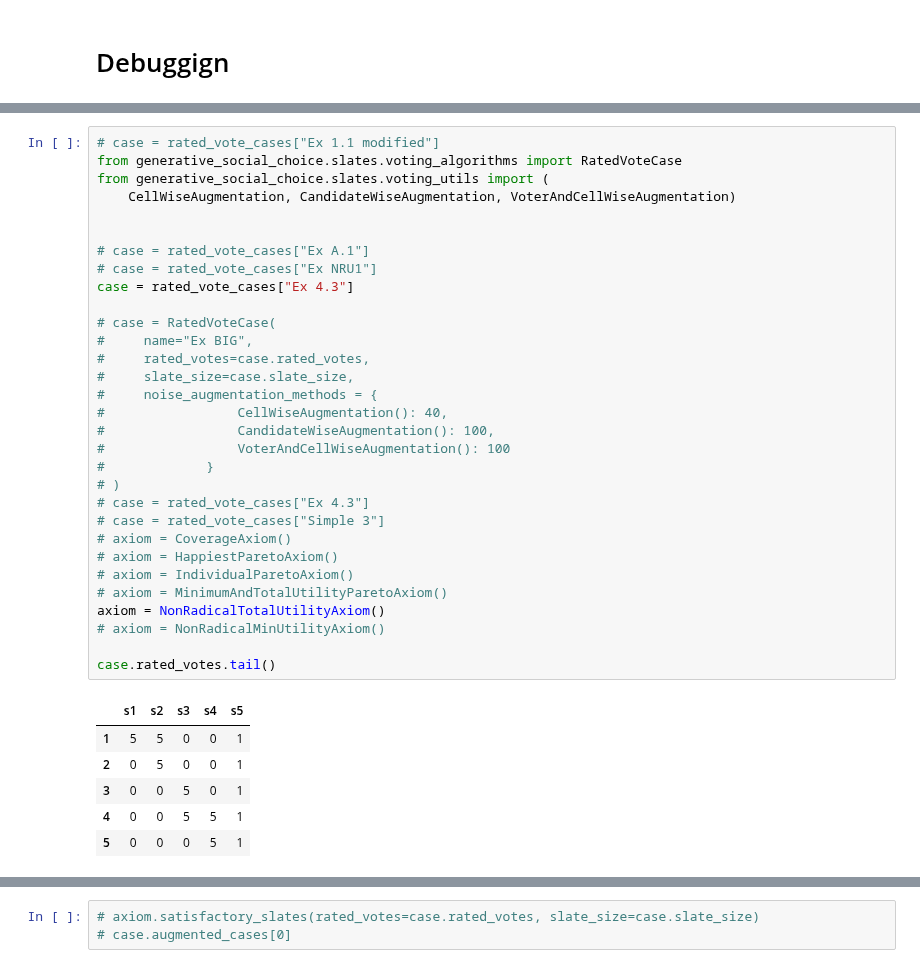
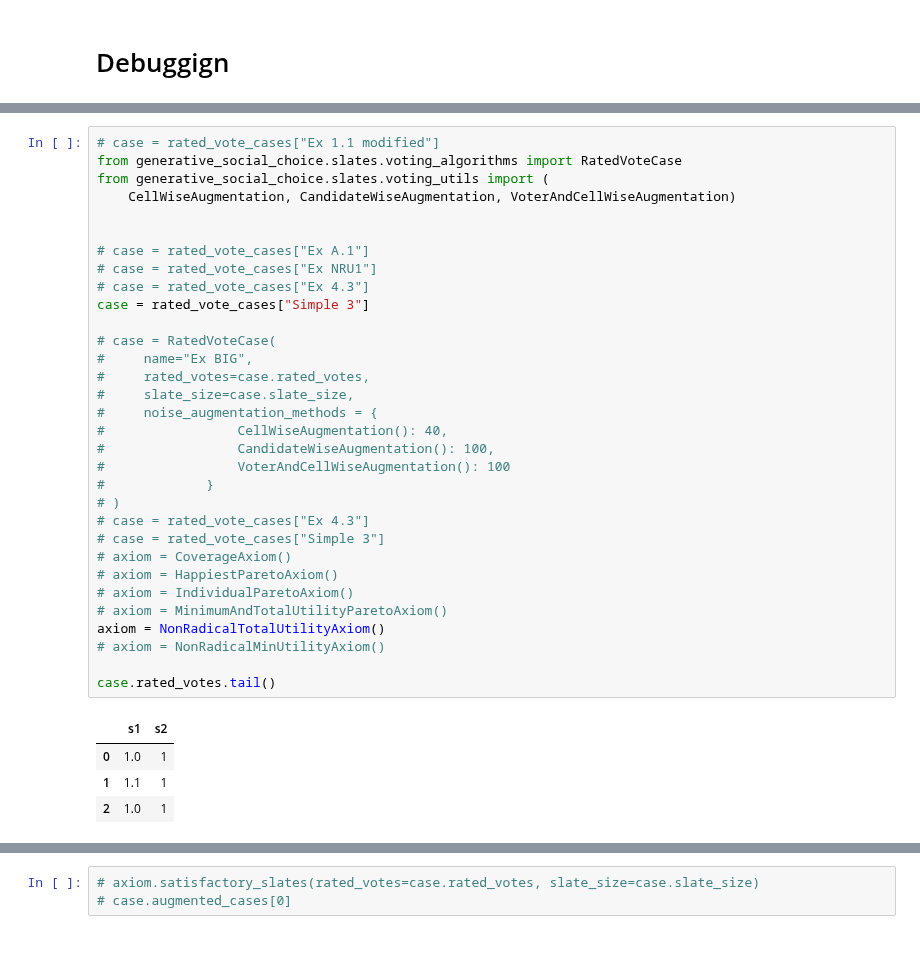
Before and after one commit to aaron-sandoval/generative_social_choice, a Jupyter notebook: generative_social_choice/plots/analyze_voting_algorithm_axiom_results.ipynb, the cells around one changed output, grey strips where cells are left out. Drawn from its saved outputs; the diff is of its cells as text.

```diff
--- a/generative_social_choice/plots/analyze_voting_algorithm_axiom_results.ipynb
+++ b/generative_social_choice/plots/analyze_voting_algorithm_axiom_results.ipynb
@@ -169,40 +187,39 @@ KeyError: 'ExactTotalUtilityMaximizationBruteSearch(utility_transform=None)'
 # case = rated_vote_cases["Ex 1.1 modified"]
 from generative_social_choice.slates.voting_algorithms import RatedVoteCase
 from generative_social_choice.slates.voting_utils import (
     CellWiseAugmentation, CandidateWiseAugmentation, VoterAndCellWiseAugmentation)
 
 
 # case = rated_vote_cases["Ex A.1"]
 # case = rated_vote_cases["Ex NRU1"]
-case = rated_vote_cases["Ex 4.3"]
+# case = rated_vote_cases["Ex 4.3"]
+case = rated_vote_cases["Simple 3"]
 
 # case = RatedVoteCase(
 #     name="Ex BIG",
 #     rated_votes=case.rated_votes,
 #     slate_size=case.slate_size,
 #     noise_augmentation_methods = {
 #                 CellWiseAugmentation(): 40,
 #                 CandidateWiseAugmentation(): 100,
 #                 VoterAndCellWiseAugmentation(): 100
 #             }
 # )
 # case = rated_vote_cases["Ex 4.3"]
 # case = rated_vote_cases["Simple 3"]
 # axiom = CoverageAxiom()
 # axiom = HappiestParetoAxiom()
 # axiom = IndividualParetoAxiom()
 # axiom = MinimumAndTotalUtilityParetoAxiom()
 axiom = NonRadicalTotalUtilityAxiom()
 # axiom = NonRadicalMinUtilityAxiom()
 
 case.rated_votes.tail()
 # %% [output]
-|  | s1 | s2 | s3 | s4 | s5 |
-| 1 | 5 | 5 | 0 | 0 | 1 |
-| 2 | 0 | 5 | 0 | 0 | 1 |
-| 3 | 0 | 0 | 5 | 0 | 1 |
-| 4 | 0 | 0 | 5 | 5 | 1 |
-| 5 | 0 | 0 | 0 | 5 | 1 |
+|  | s1 | s2 |
+| 0 | 1.0 | 1 |
+| 1 | 1.1 | 1 |
+| 2 | 1.0 | 1 |
 # %%
 alg.name
 # %% [output]
```
Also changed, not shown: parts of 16 cells of this notebook, 7 other files.
